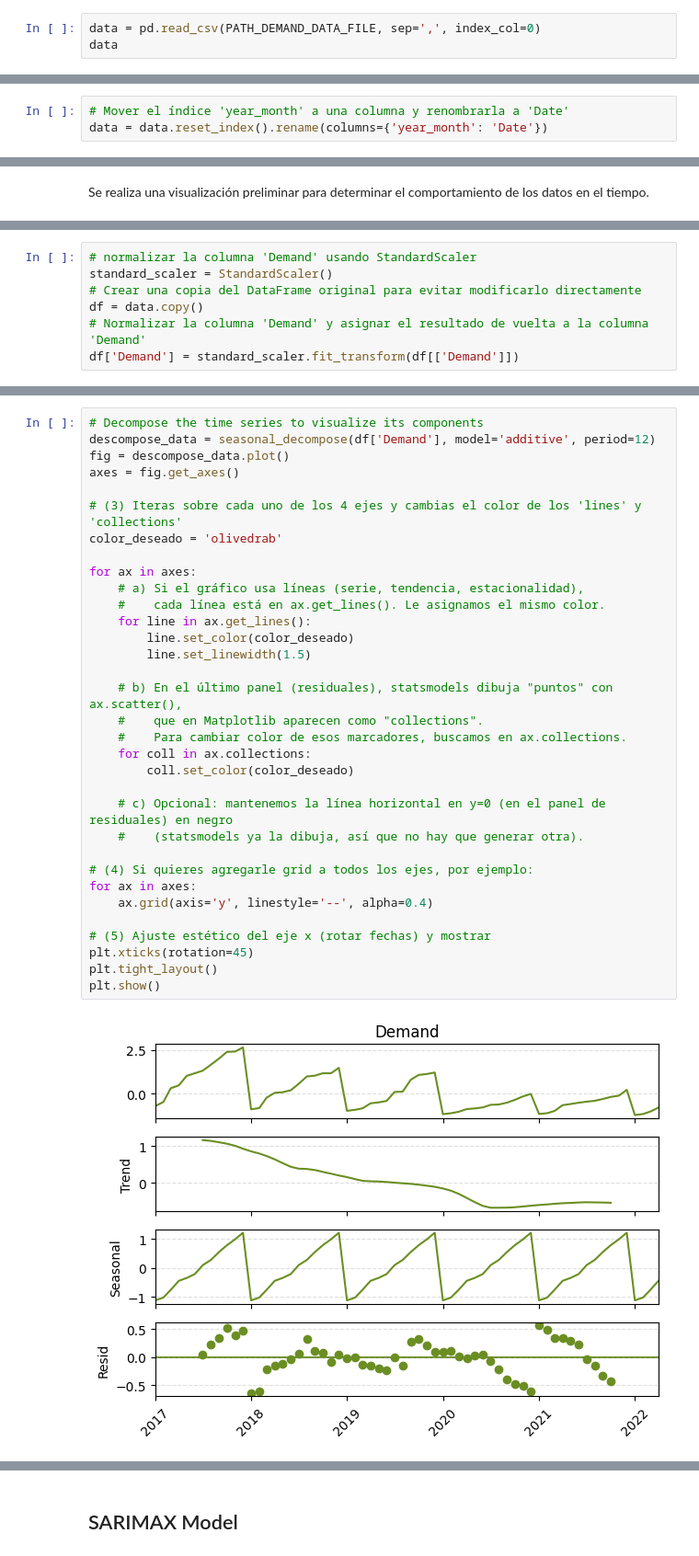
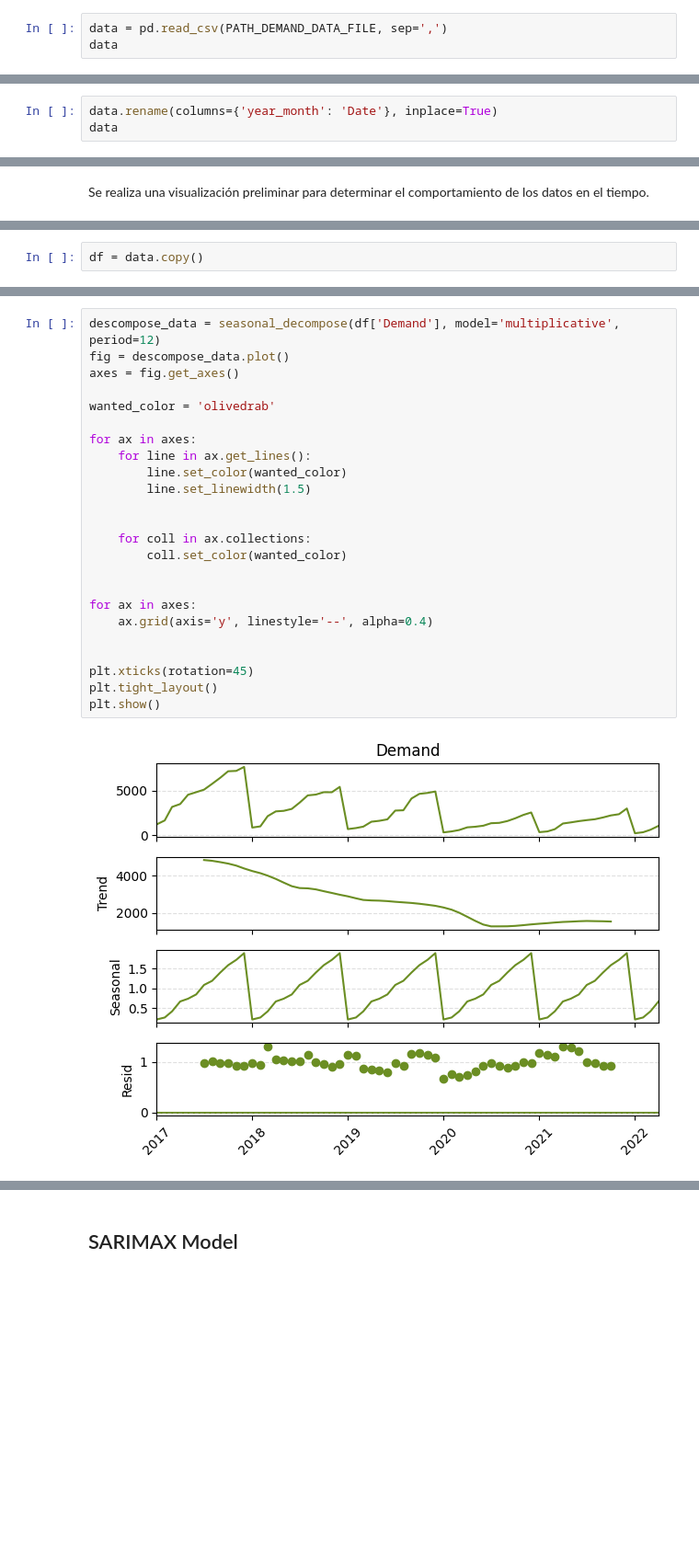
Before and after one commit to acobosolis05/prueba_tecnica_gestor, a Jupyter notebook: code/time_series_exercise.ipynb, the cells around one changed output, grey strips where cells are left out. Shown at 92% size. Saved outputs shown, nothing was run; the diff lists cells and outputs as text; blank space fills up the shorter version.

Commit message:
time series correction

```diff
--- a/code/time_series_exercise.ipynb
+++ b/code/time_series_exercise.ipynb
@@ -25,4 +25,4 @@ from config.config_file import PATH_DEMAND_DATA_FILE
 # %%
-data = pd.read_csv(PATH_DEMAND_DATA_FILE, sep=',', index_col=0)
+data = pd.read_csv(PATH_DEMAND_DATA_FILE, sep=',')
 data
 # %% [output]
@@ -43,3 +76,3 @@ data
 # %%
-# Mover el índice 'year_month' a una columna y renombrarla a 'Date'
-data = data.reset_index().rename(columns={'year_month': 'Date'})
+data.rename(columns={'year_month': 'Date'}, inplace=True)
+data
@@ -117,7 +141,2 @@ Se transformaran los valores de demanda para que tengan media 0 y desviación es
 # %%
-# normalizar la columna 'Demand' usando StandardScaler
-standard_scaler = StandardScaler()
-# Crear una copia del DataFrame original para evitar modificarlo directamente
 df = data.copy()
-# Normalizar la columna 'Demand' y asignar el resultado de vuelta a la columna 'Demand'
-df['Demand'] = standard_scaler.fit_transform(df[['Demand']])
@@ -142,38 +150,29 @@ Estacionalidad (patrones que se repiten en intervalos fijos).
 
 Residual (ruido o variabilidad no explicada).
 # %%
-# Decompose the time series to visualize its components
-descompose_data = seasonal_decompose(df['Demand'], model='additive', period=12)
+descompose_data = seasonal_decompose(df['Demand'], model='multiplicative', period=12)
 fig = descompose_data.plot()
 axes = fig.get_axes()
 
-# (3) Iteras sobre cada uno de los 4 ejes y cambias el color de los 'lines' y 'collections'
-color_deseado = 'olivedrab'
+wanted_color = 'olivedrab'
 
 for ax in axes:
-    # a) Si el gráfico usa líneas (serie, tendencia, estacionalidad),
-    #    cada línea está en ax.get_lines(). Le asignamos el mismo color.
     for line in ax.get_lines():
-        line.set_color(color_deseado)
+        line.set_color(wanted_color)
         line.set_linewidth(1.5)
 
-    # b) En el último panel (residuales), statsmodels dibuja "puntos" con ax.scatter(),
-    #    que en Matplotlib aparecen como "collections".
-    #    Para cambiar color de esos marcadores, buscamos en ax.collections.
+
     for coll in ax.collections:
-        coll.set_color(color_deseado)
+        coll.set_color(wanted_color)
 
-    # c) Opcional: mantenemos la línea horizontal en y=0 (en el panel de residuales) en negro
-    #    (statsmodels ya la dibuja, así que no hay que generar otra).
 
-# (4) Si quieres agregarle grid a todos los ejes, por ejemplo:
 for ax in axes:
     ax.grid(axis='y', linestyle='--', alpha=0.4)
 
-# (5) Ajuste estético del eje x (rotar fechas) y mostrar
+
 plt.xticks(rotation=45)
 plt.tight_layout()
 plt.show()
 # %% [output]
-[figure, old version]
+[figure, new version]
 # %% [markdown]
```
Also changed, not shown: parts of 46 cells of this notebook.
